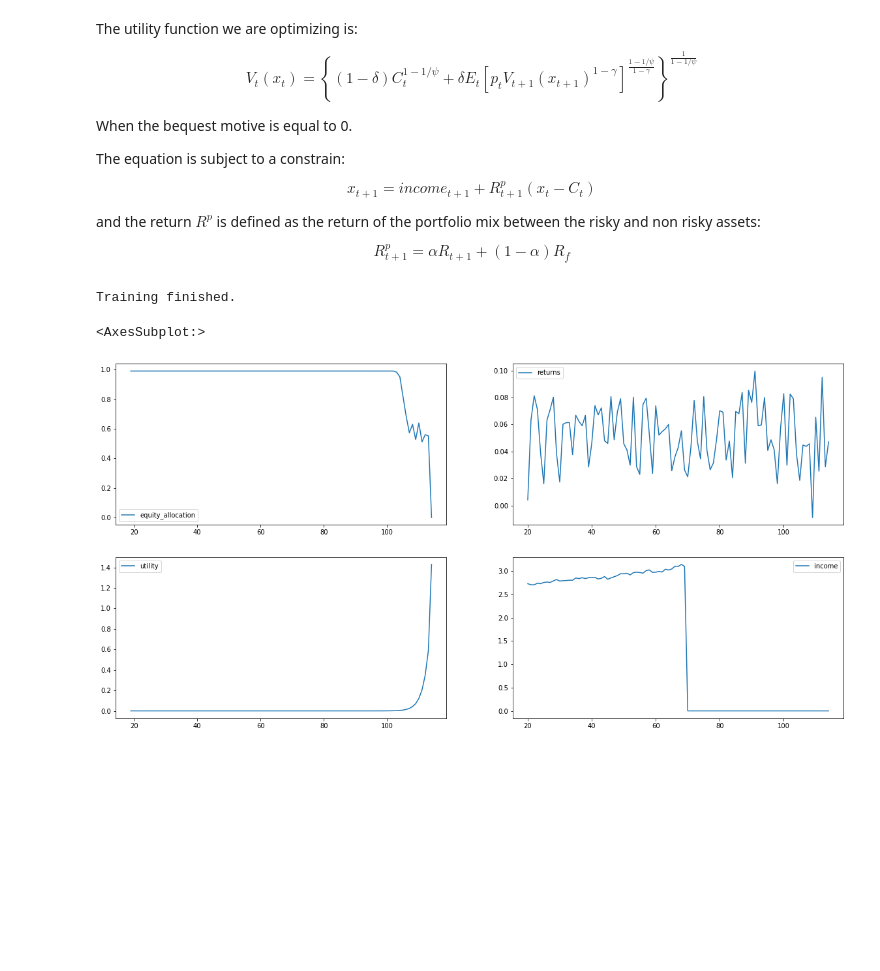
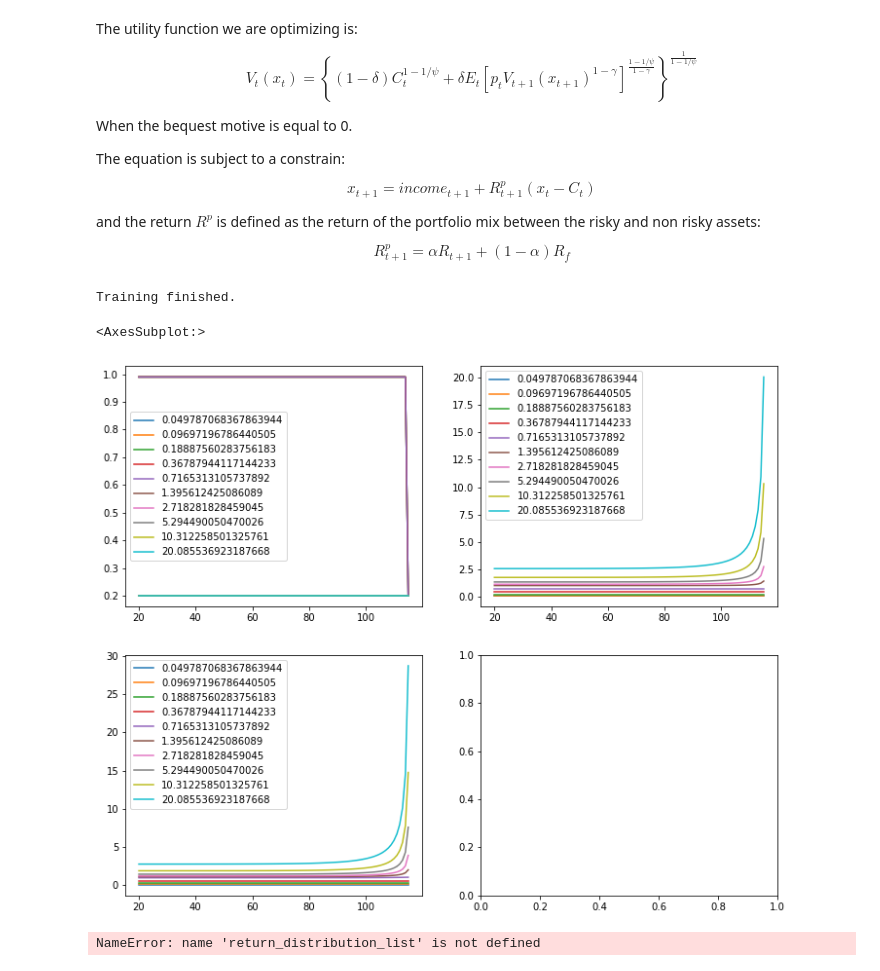
Before and after one commit to larloch10938/ucl_final_project, a Jupyter notebook: main.ipynb, the cells around one changed output. Drawn from its saved outputs; the diff is of its cells as text; code cells hidden in the pictures; blank space fills up the shorter version.

```diff
--- a/main.ipynb
+++ b/main.ipynb
@@ -23 +31,13 @@ $$ R^p_{t+1} = \alpha R_{t+1} + (1 - \alpha)R_f$$
+# %%
+consumption_policy, equity_policy, utility_result = lifecycle.optimize_lifecycle()
+# %% [output]
+Training finished.
+# %%
+fig, axes = plt.subplots(nrows=2, ncols=2, figsize = (12, 10))
+equity_policy.plot(ax = axes[0, 0])
+utility_result.plot(ax = axes[1, 0])
+consumption_policy.plot(ax = axes[0, 1])
+# %% [output]
+<AxesSubplot:>
+[figure, added]
 # %%
@@ -141,13 +67,4 @@ utility_ts_list = []
 # %%
-run_lifecycle()
-
-fig, axes = plt.subplots(nrows=2, ncols=2, figsize = (20, 10))
-pd.DataFrame(np.mean(np.array(equity_allocation_ts_list), axis=0),
-    index = range(start_age - 1, end_age),
-    columns=["equity_allocation"]).plot(ax = axes[0, 0])
-pd.DataFrame(np.mean(np.array(utility_ts_list), axis=0),
-    index = range(start_age - 1, end_age),
-    columns=["utility"]).plot(ax = axes[1, 0])
 pd.DataFrame(np.mean(np.array(return_distribution_list), axis=0)[start_age:],
     index = range(start_age, end_age),
     columns=["returns"]).plot(ax = axes[0, 1])
@@ -155,6 +72,4 @@ pd.DataFrame(np.mean(np.array(income_distribution_list), axis=0)[start_age:],
     index = range(start_age, end_age),
     columns=["income"]).plot(ax = axes[1, 1])
 # %% [output]
-Training finished.
+NameError: name 'return_distribution_list' is not defined
-<AxesSubplot:>
-[figure, removed]
```
Also changed, not shown: parts of 3 cells of this notebook, 2 other files.
